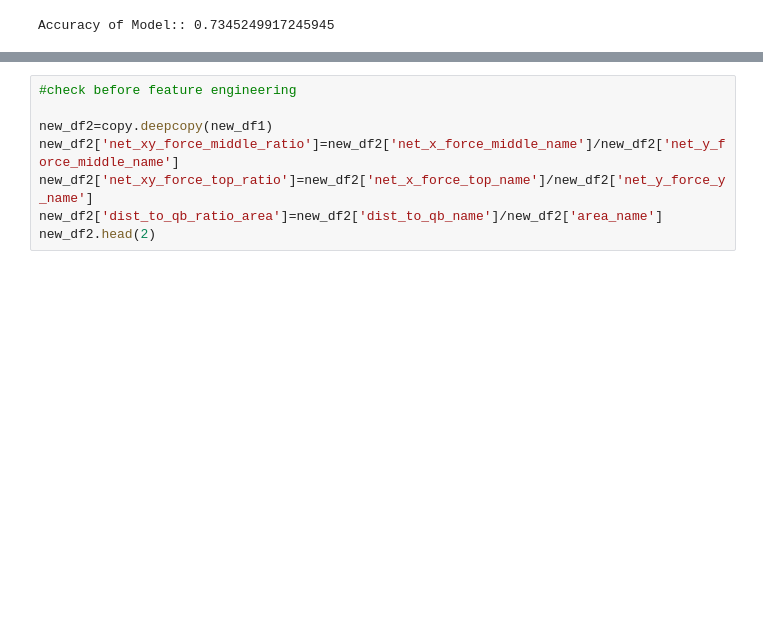
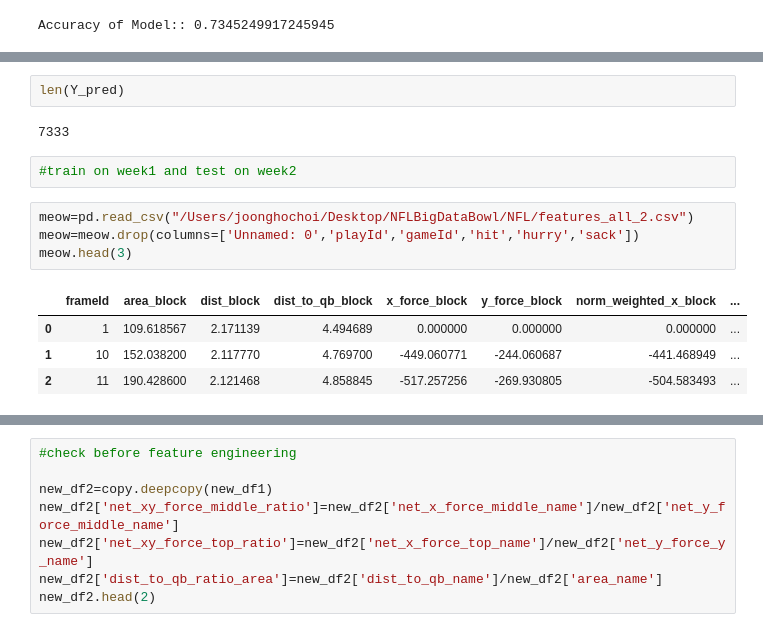
Before and after one commit to hlian188/NFLBigDataBowl, a Jupyter notebook: xgboost baseline for hit, hurry,sack (with some feature engineering experiment and grid search).ipynb, the cells around one changed output, grey strips where cells are left out. Saved outputs shown, nothing was run; the diff lists cells and outputs as text; blank space fills up the shorter version.

```diff
--- a/xgboost baseline for hit, hurry,sack (with some feature engineering experiment and grid search).ipynb
+++ b/xgboost baseline for hit, hurry,sack (with some feature engineering experiment and grid search).ipynb
@@ -334,0 +332,15 @@ len(Y_pred)
+# %%
+len(Y_pred)
+# %% [output]
+7333
+# %%
+#train on week1 and test on week2
+# %%
+meow=pd.read_csv("/Users/joonghochoi/Desktop/NFLBigDataBowl/NFL/features_all_2.csv")
+meow=meow.drop(columns=['Unnamed: 0','playId','gameId','hit','hurry','sack'])
+meow.head(3)
+# %% [output]
+|  | frameId | area_block | dist_block | dist_to_qb_block | x_force_block | y_force_block | norm_weighted_x_block | ... |
+| 0 | 1 | 109.618567 | 2.171139 | 4.494689 | 0.000000 | 0.000000 | 0.000000 | ... |
+| 1 | 10 | 152.038200 | 2.117770 | 4.769700 | -449.060771 | -244.060687 | -441.468949 | ... |
+| 2 | 11 | 190.428600 | 2.121468 | 4.858845 | -517.257256 | -269.930805 | -504.583493 | ... |
```
Also changed, not shown: parts of 19 cells of this notebook.
